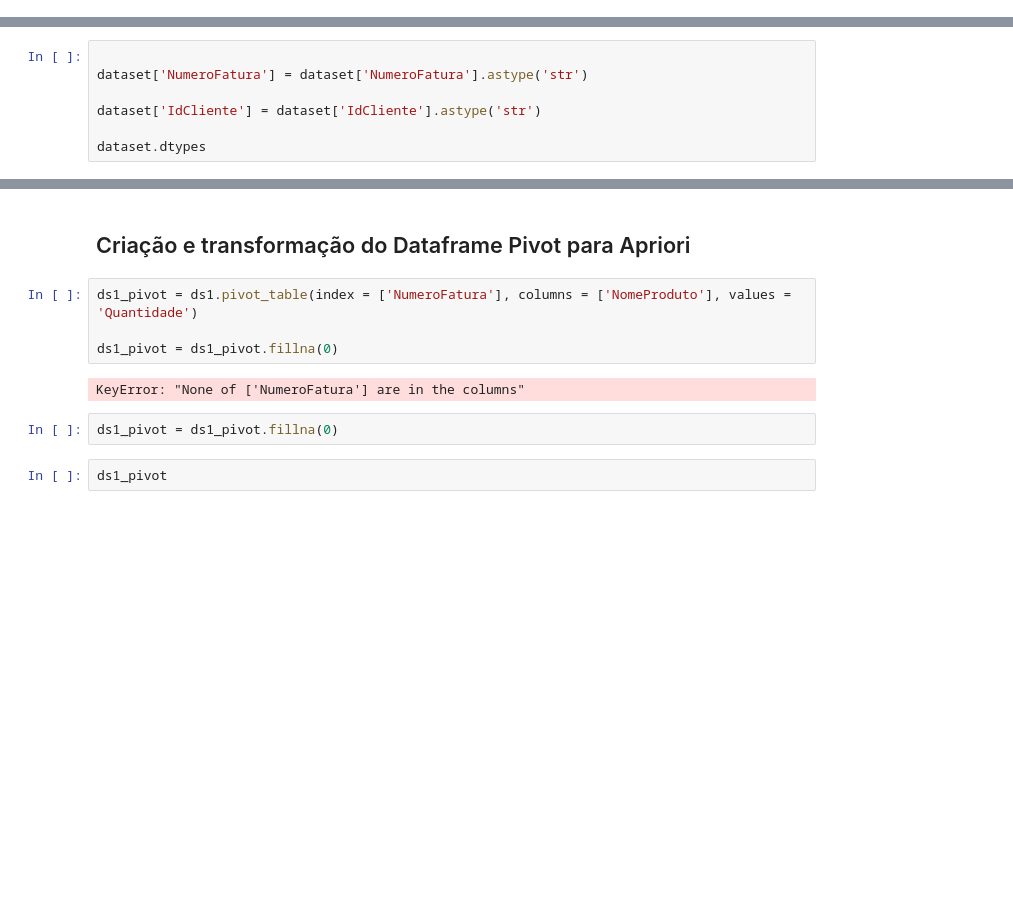
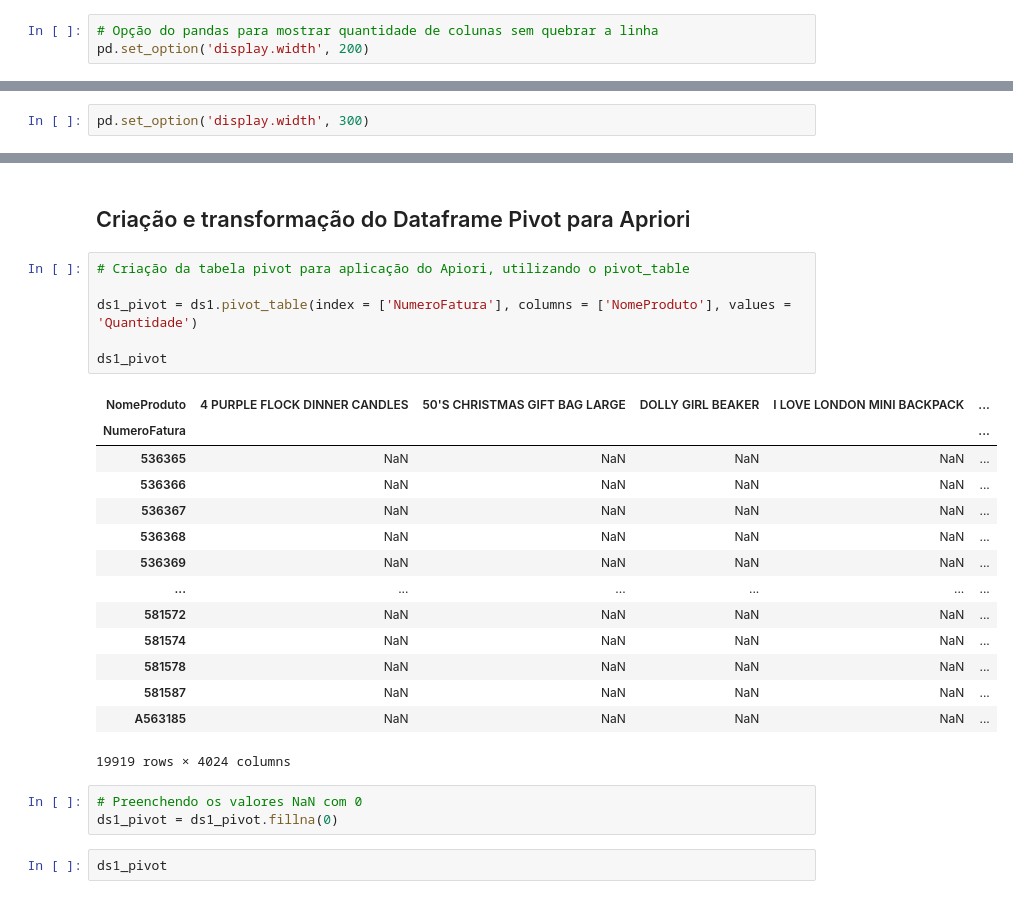
Before and after one commit to DSRodrigoA/DSRodrigoA, a Jupyter notebook: mba.ipynb, the cells around one changed output, grey strips where cells are left out. Cells and saved outputs as stored; diff of their text form; blank space fills up the shorter version.

```diff
--- a/mba.ipynb
+++ b/mba.ipynb
@@ -16,0 +26,3 @@ dataset = pd.read_csv('dados/retail.csv', header = 0, encoding = 'unicode_escape
+# %%
+# Opção do pandas para mostrar quantidade de colunas sem quebrar a linha
+pd.set_option('display.width', 200)
@@ -325,7 +229,0 @@ ds1.describe()
-# %%
-
-dataset['NumeroFatura'] = dataset['NumeroFatura'].astype('str')
-
-dataset['IdCliente'] = dataset['IdCliente'].astype('str')
-
-dataset.dtypes
@@ -342,0 +330,2 @@ dtype: object
+# %%
+pd.set_option('display.width', 300)
@@ -345,13 +385,29 @@ dtype: object
 # %% [markdown]
 ## Criação e transformação do Dataframe Pivot para Apriori
 # %%
+# Criação da tabela pivot para aplicação do Apiori, utilizando o pivot_table
+
 ds1_pivot = ds1.pivot_table(index = ['NumeroFatura'], columns = ['NomeProduto'], values = 'Quantidade')
 
-ds1_pivot = ds1_pivot.fillna(0)
+ds1_pivot
 # %% [output]
+| NomeProduto | 4 PURPLE FLOCK DINNER CANDLES | 50'S CHRISTMAS GIFT BAG LARGE | DOLLY GIRL BEAKER | I LOVE LONDON MINI BACKPACK | ... |
+| NumeroFatura |  |  |  |  | ... |
+| 536365 | NaN | NaN | NaN | NaN | ... |
+| 536366 | NaN | NaN | NaN | NaN | ... |
+| 536367 | NaN | NaN | NaN | NaN | ... |
+| 536368 | NaN | NaN | NaN | NaN | ... |
+| 536369 | NaN | NaN | NaN | NaN | ... |
+| ... | ... | ... | ... | ... | ... |
+| 581572 | NaN | NaN | NaN | NaN | ... |
+| 581574 | NaN | NaN | NaN | NaN | ... |
+| 581578 | NaN | NaN | NaN | NaN | ... |
+| 581587 | NaN | NaN | NaN | NaN | ... |
+| A563185 | NaN | NaN | NaN | NaN | ... |
-KeyError: "None of ['NumeroFatura'] are in the columns"
+19919 rows × 4024 columns
-# %%
-ds1_pivot = ds1_pivot.fillna(0)
+# %%
+# Preenchendo os valores NaN com 0
+ds1_pivot = ds1_pivot.fillna(0)
 # %%
 ds1_pivot
 # %% [output]
```
Also changed, not shown: parts of 68 cells of this notebook.
